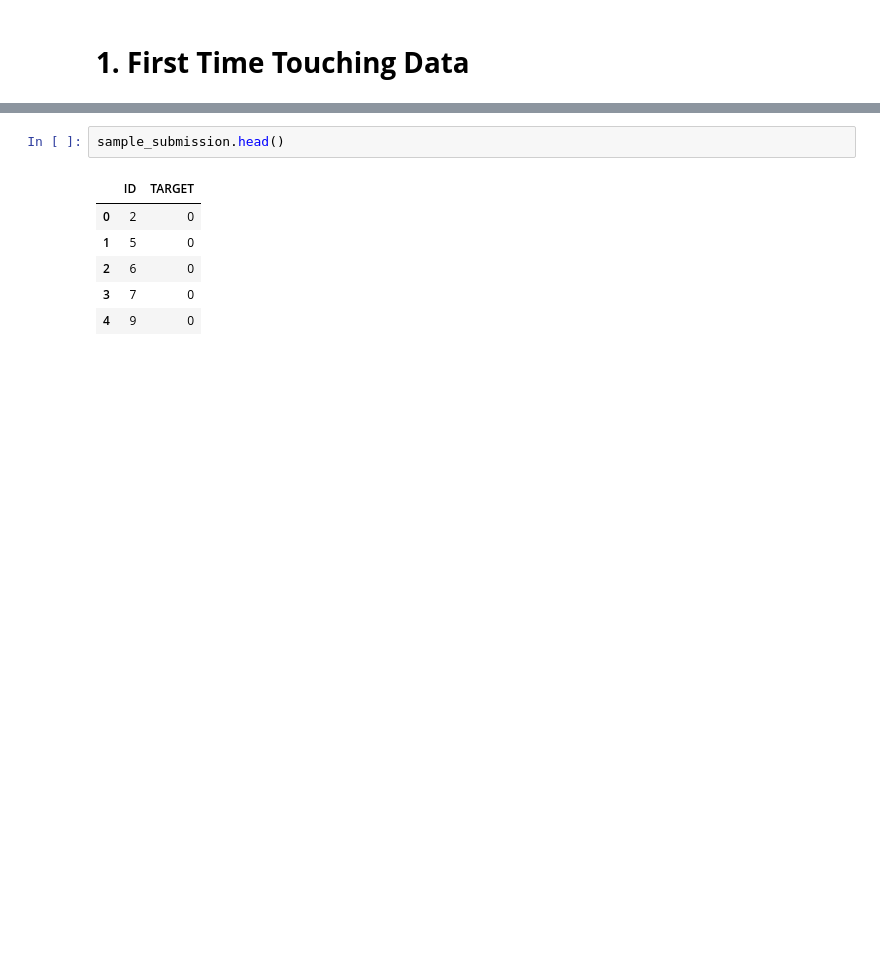
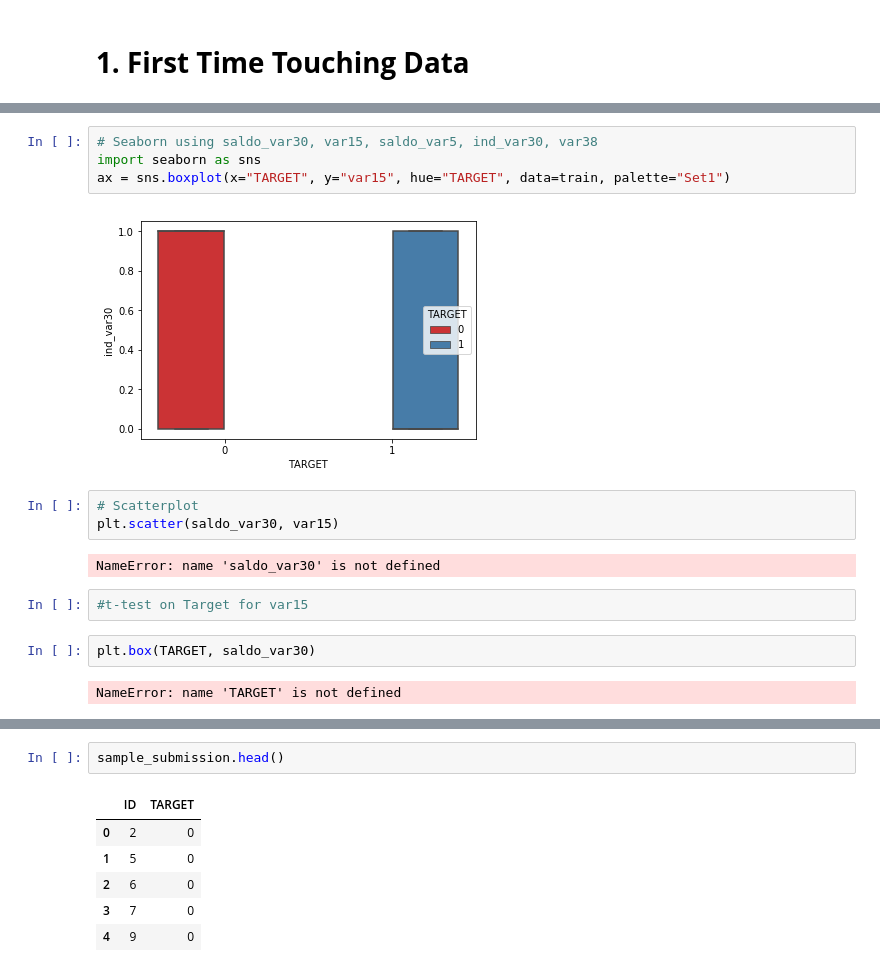
Before and after one commit to yekabe/DataModelingStepsML, a Jupyter notebook: Feature Selection for Machine Learning.ipynb, the cells around one changed output, grey strips where cells are left out. Saved outputs shown, nothing was run; the diff lists cells and outputs as text; blank space fills up the shorter version.

```diff
--- a/Feature Selection for Machine Learning.ipynb
+++ b/Feature Selection for Machine Learning.ipynb
@@ -161,0 +291,17 @@ dict_keys(['sample_submission', 'test', 'train'])
+# %%
+# Seaborn using saldo_var30, var15, saldo_var5, ind_var30, var38
+import seaborn as sns
+ax = sns.boxplot(x="TARGET", y="var15", hue="TARGET", data=train, palette="Set1")
+# %% [output]
+[figure, added]
+# %%
+# Scatterplot
+plt.scatter(saldo_var30, var15)
+# %% [output]
+NameError: name 'saldo_var30' is not defined
+# %%
+#t-test on Target for var15
+# %%
+plt.box(TARGET, saldo_var30)
+# %% [output]
+NameError: name 'TARGET' is not defined
```
Also changed, not shown: parts of 34 cells of this notebook.
